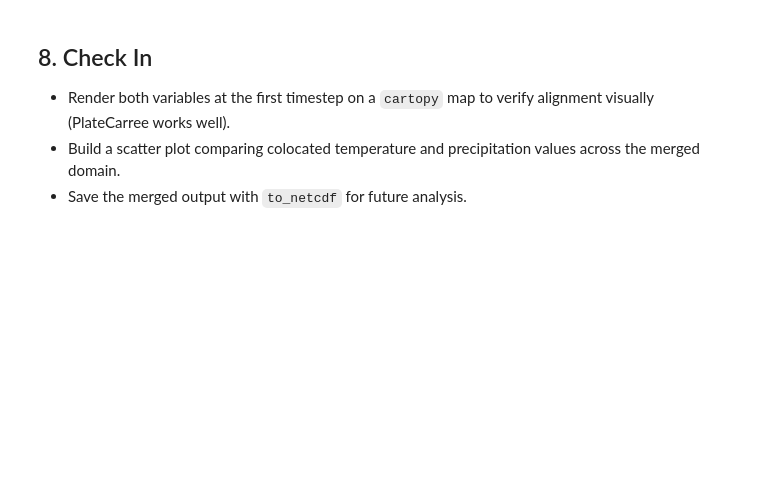
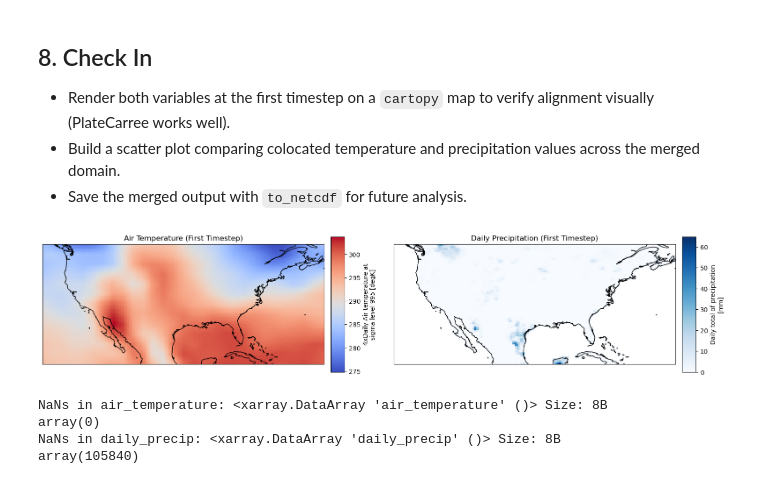
Before and after one commit to wx-awe-junkie/ATMS-523-Module-3-Checkin, a Jupyter notebook: notebooks/merge_climate_datasets_exercise.ipynb, the cells around one changed output. Saved outputs shown, nothing was run; the diff lists cells and outputs as text; code cells hidden in the pictures; blank space fills up the shorter version.

Commit message:
completed Mod3 check-in

```diff
--- a/notebooks/merge_climate_datasets_exercise.ipynb
+++ b/notebooks/merge_climate_datasets_exercise.ipynb
@@ -53,4 +210,7 @@ raise NotImplementedError("Create `air_us` and `precip_us`.")
 Aggregate the six-hourly air temperatures to daily means with `xr.resample`. Name the resulting DataArray `air_daily`.
 # %%
 # TODO: use xr.resample to create daily means.
-raise NotImplementedError("Create `air_daily`.")
+# raise NotImplementedError("Create `air_daily`.")
+
+air_daily = air_us.resample(time="1D").mean()
+air_daily
@@ -60,4 +256,7 @@ raise NotImplementedError("Create `air_daily`.")
 Use `xr.interp` to interpolate the daily air temperatures onto the precipitation grid (`precip_us.lat` and `precip_us.lon`). Store the interpolated result in `air_interp`.
 # %%
 # TODO: interpolate the resampled temperature field onto the precipitation grid.
-raise NotImplementedError("Create `air_interp`.")
+# raise NotImplementedError("Create `air_interp`.")
+
+air_interp = air_daily.interp(lat=precip_us.lat, lon=precip_us.lon)
+air_interp
@@ -67,4 +302,7 @@ raise NotImplementedError("Create `air_interp`.")
 Convert the aligned arrays into datasets with clear variable names and merge them with `xr.merge`. Save the output as `merged`.
 # %%
 # TODO: build datasets and merge them into one object named `merged`.
-raise NotImplementedError("Create `merged`.")
+# raise NotImplementedError("Create `merged`.")
+
+merged = xr.merge([air_interp, precip_us], join="inner")
+merged
@@ -70,0 +363,2 @@ raise NotImplementedError("Create `merged`.")
+# %%
+merged = merged.rename({"air": "air_temperature", "precip": "daily_precip"})
@@ -83,3 +455,47 @@ print(merged)
 - Render both variables at the first timestep on a `cartopy` map to verify alignment visually (PlateCarree works well).
 - Build a scatter plot comparing colocated temperature and precipitation values across the merged domain.
 - Save the merged output with `to_netcdf` for future analysis.
+# %%
+# Plotting both variables to verify alignment
+# first timestep
+
+import matplotlib.pyplot as plt
+import cartopy.crs as ccrs
+
+fig, axes = plt.subplots(1, 2, figsize=(16, 8), subplot_kw={'projection': ccrs.PlateCarree()})
+
+# Plot air temperature
+im1 = merged.air_temperature.isel(time=0).plot(
+    ax=axes[0], transform=ccrs.PlateCarree(), cmap='coolwarm',
+    cbar_kwargs={'shrink': .4, 'aspect': 10, 'pad': 0.02}  # shrinking the colorbar so it's the same height as the plot
+)
+axes[0].set_title('Air Temperature (First Timestep)')
+axes[0].coastlines()
+
+# Plot daily precipitation
+im2 = merged.daily_precip.isel(time=0).plot(
+    ax=axes[1], transform=ccrs.PlateCarree(), cmap='Blues',
+    cbar_kwargs={'shrink': .4, 'aspect': 10, 'pad': 0.02}  # shrinking the colorbar so it's the same height as the plot
+)
+axes[1].set_title('Daily Precipitation (First Timestep)')
+axes[1].coastlines()
+
+plt.tight_layout()
+plt.savefig("merged_temp_precip_plot_time0.png", dpi=300)
+plt.show()
+
+# Only have precip over land, but otherwise, alignment looks good.
+# %% [output]
+[figure, added]
+# %%
+# Checking for NaNs in the merged dataset
+print("NaNs in air_temperature:", merged.air_temperature.isnull().sum().compute())
+print("NaNs in daily_precip:", merged.daily_precip.isnull().sum().compute())
+
+# no NaNs in air_temperature, but many in daily_precip (due to land-only data).
+# will have to remove NaNs before creating scatterplot since ocean points will have temp but not precip data.
+# %% [output]
+NaNs in air_temperature: <xarray.DataArray 'air_temperature' ()> Size: 8B
+array(0)
+NaNs in daily_precip: <xarray.DataArray 'daily_precip' ()> Size: 8B
+array(105840)
```
Also changed, not shown: parts of 15 cells of this notebook, 3 other files.
